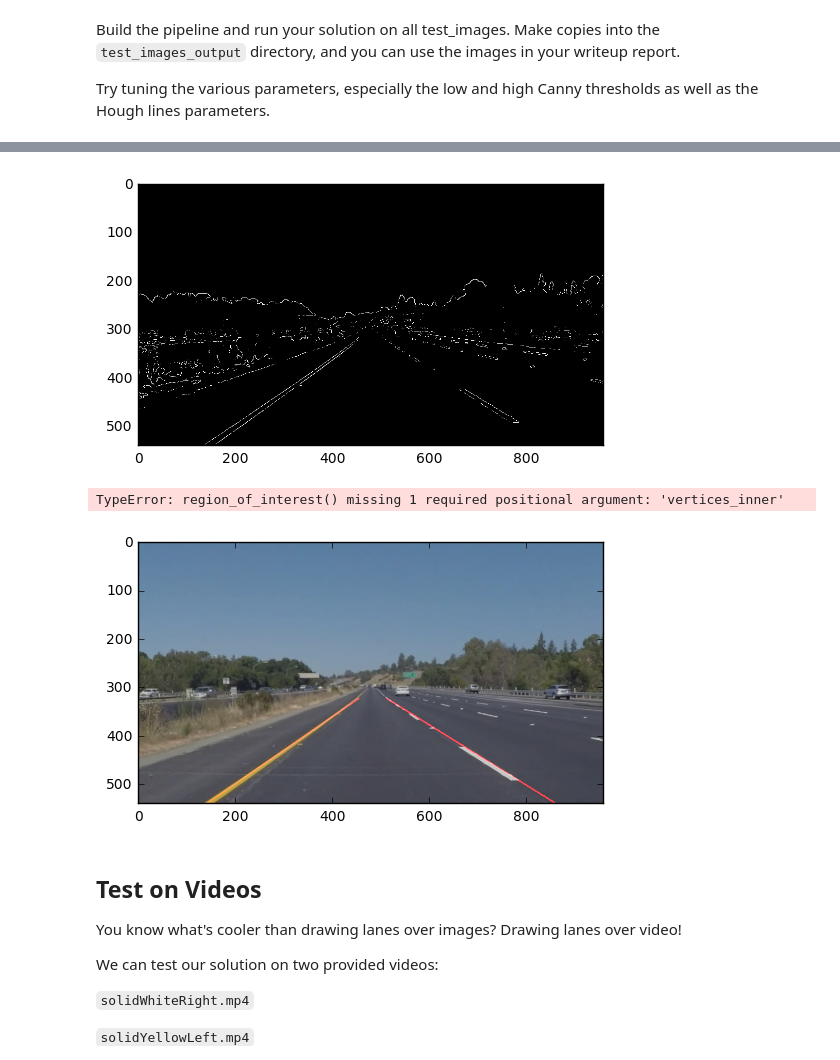
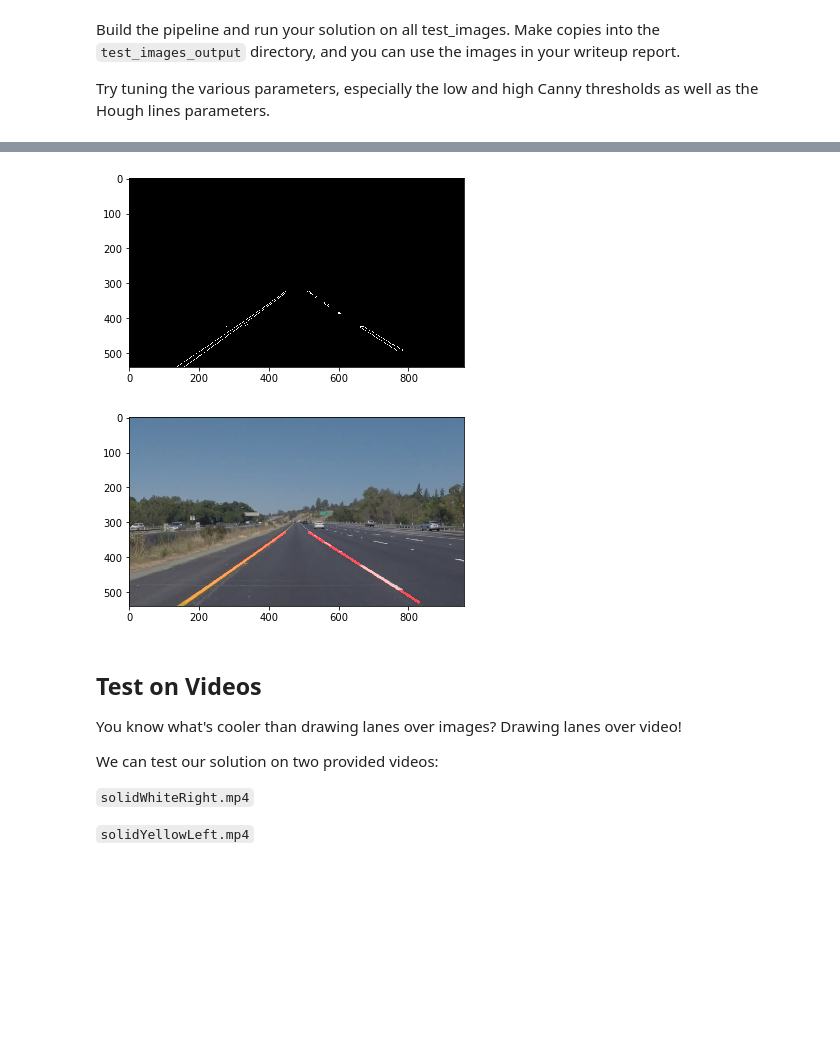
Before and after one commit to jdgalviss/lane_lines-detection, a Jupyter notebook: P1.ipynb, the cells around one changed output, grey strips where cells are left out. Saved outputs shown, nothing was run; the diff lists cells and outputs as text; code cells hidden in the pictures; blank space fills up the shorter version.

```diff
--- a/P1.ipynb
+++ b/P1.ipynb
@@ -336,6 +333,6 @@ plt.show()
 # %%
-#Apply blur filter to eliminate sopme of the noise
-kernel_size = 7
+#Apply blur filter to eliminate some of the noise
+kernel_size = 5
 blur_gray = gaussian_blur(gray,kernel_size)
 plt.imshow(blur_gray, cmap='gray')
 plt.show()
@@ -344,7 +341,7 @@ plt.show()
 # %%
 #get image edges using CannyEdges
-low_threshold = 40
-high_threshold = 140
+low_threshold = 80
+high_threshold = 240
 edges = canny(blur_gray, low_threshold, high_threshold)
 plt.imshow(edges, cmap='gray')
 plt.show()
@@ -360,34 +350,26 @@ plt.show()
-# %%
-#Filter colors
-
-thresh = color_select_hsv(edges_color, 0, 7, 150, 108, 127, 199)
-plt.imshow(thresh,  cmap='gray')
-plt.show()
-# %% [output]
-[figure, removed]
 # %%
 # Create masked edges image
-imshape = thresh.shape
-vertices = np.array([[(9*imshape[1]/20,12*imshape[0]/20),(2*imshape[1]/20, imshape[0]), (18*imshape[1]/20, imshape[0]), (11*imshape[1]/20,12*imshape[0]/20)]], dtype=np.int32)
-masked_edges = region_of_interest((thresh), vertices)
+imshape = edges.shape
+vertices = np.array([[(0.45*imshape[1],0.6*imshape[0]),(0.05*imshape[1], imshape[0]), (0.95*imshape[1], imshape[0]), (0.55*imshape[1],0.6*imshape[0])]], dtype=np.int32)
+vertices_inner = np.array([[(0.5*imshape[1],0.6*imshape[0]),(0.3*imshape[1], imshape[0]), (0.7*imshape[1], imshape[0]), (0.5*imshape[1],0.6*imshape[0])]], dtype=np.int32)
+masked_edges = region_of_interest((edges), vertices, vertices_inner)
 plt.imshow(masked_edges, cmap='gray')
 plt.show()
 # %% [output]
-TypeError: region_of_interest() missing 1 required positional argument: 'vertices_inner'
+[figure, added]
 # %%
 #Detect lines on masked edges image
 rho = 5 # distance resolution in pixels of the Hough grid
-theta = 1.0*np.pi/180 # angular resolution in radians of the Hough grid
-threshold = 3     # minimum number of votes (intersections in Hough grid cell)
-min_line_length = 100 #minimum number of pixels making up a line
-max_line_gap = 50   # maximum gap in pixels between connectable line segments
-line_image = hough_lines(masked_edges, rho, theta, threshold, min_line_length, max_line_gap, 12*imshape[0]/20, imshape[0]-1)
-
+theta = 2.0*np.pi/180 # angular resolution in radians of the Hough grid
+threshold = 100     # minimum number of votes (intersections in Hough grid cell)
+min_line_length = 120 #minimum number of pixels making up a line
+max_line_gap =  250  # maximum gap in pixels between connectable line segments
+line_image = hough_lines(masked_edges, rho, theta, threshold, min_line_length, max_line_gap, int(0.61*imshape[0]), int(0.98*imshape[0]))
 result = weighted_img(line_image, image)
 plt.imshow(result)
 plt.show()
 # %% [output]
-[figure, old version]
+[figure, new version]
 # %% [markdown]
 ## Test on Videos
 
```
Also changed, not shown: parts of 14 cells of this notebook, 3 other files.
